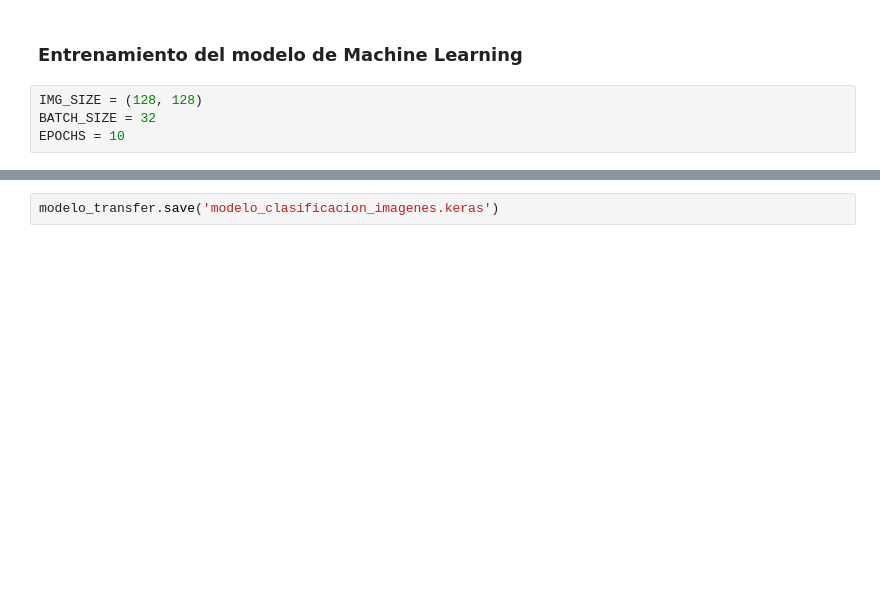
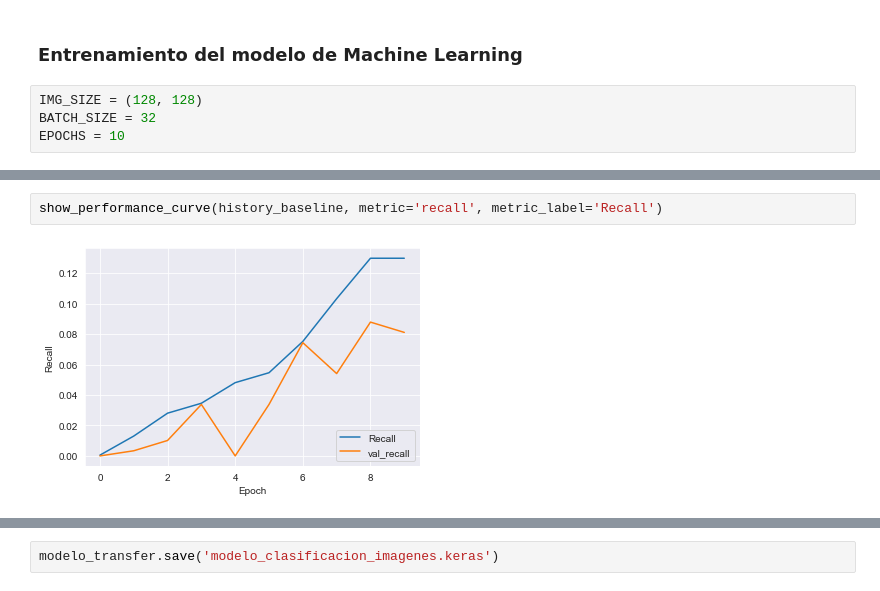
Before and after one commit to Lperdoca/Ciencia-de-datos.-Taller-2, a Jupyter notebook: ML_Supermercado_Inteligente.ipynb, the cells around one changed output, grey strips where cells are left out. Cells and saved outputs as stored; diff of their text form; blank space fills up the shorter version.

```diff
--- a/ML_Supermercado_Inteligente.ipynb
+++ b/ML_Supermercado_Inteligente.ipynb
@@ -249,0 +235,4 @@ Evaluación del modelo Transfer Learning:
+# %%
+show_performance_curve(history_baseline, metric='recall', metric_label='Recall')
+# %% [output]
+[figure, added]
```
Also changed, not shown: parts of 34 cells of this notebook, 2 other files.
